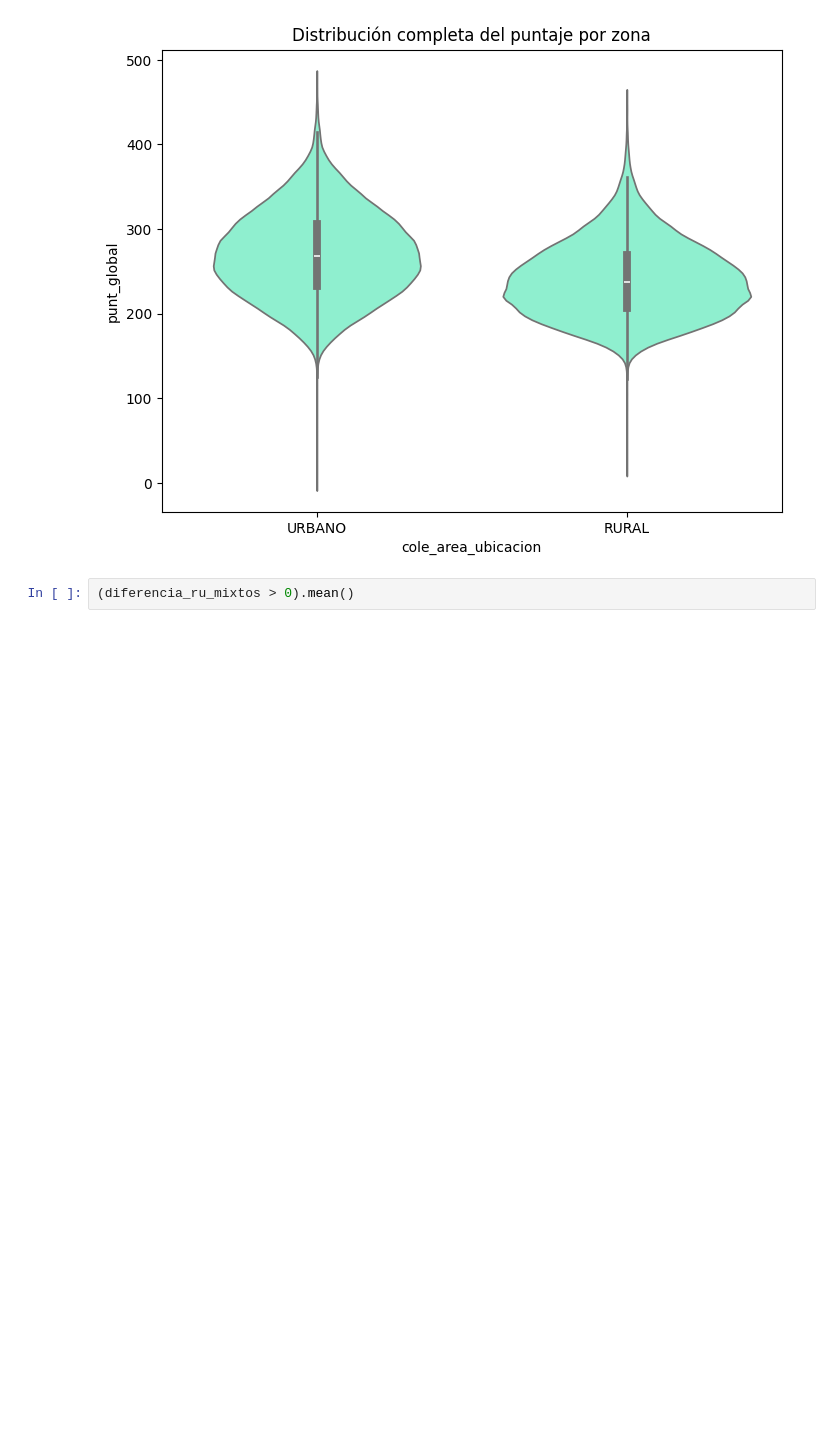
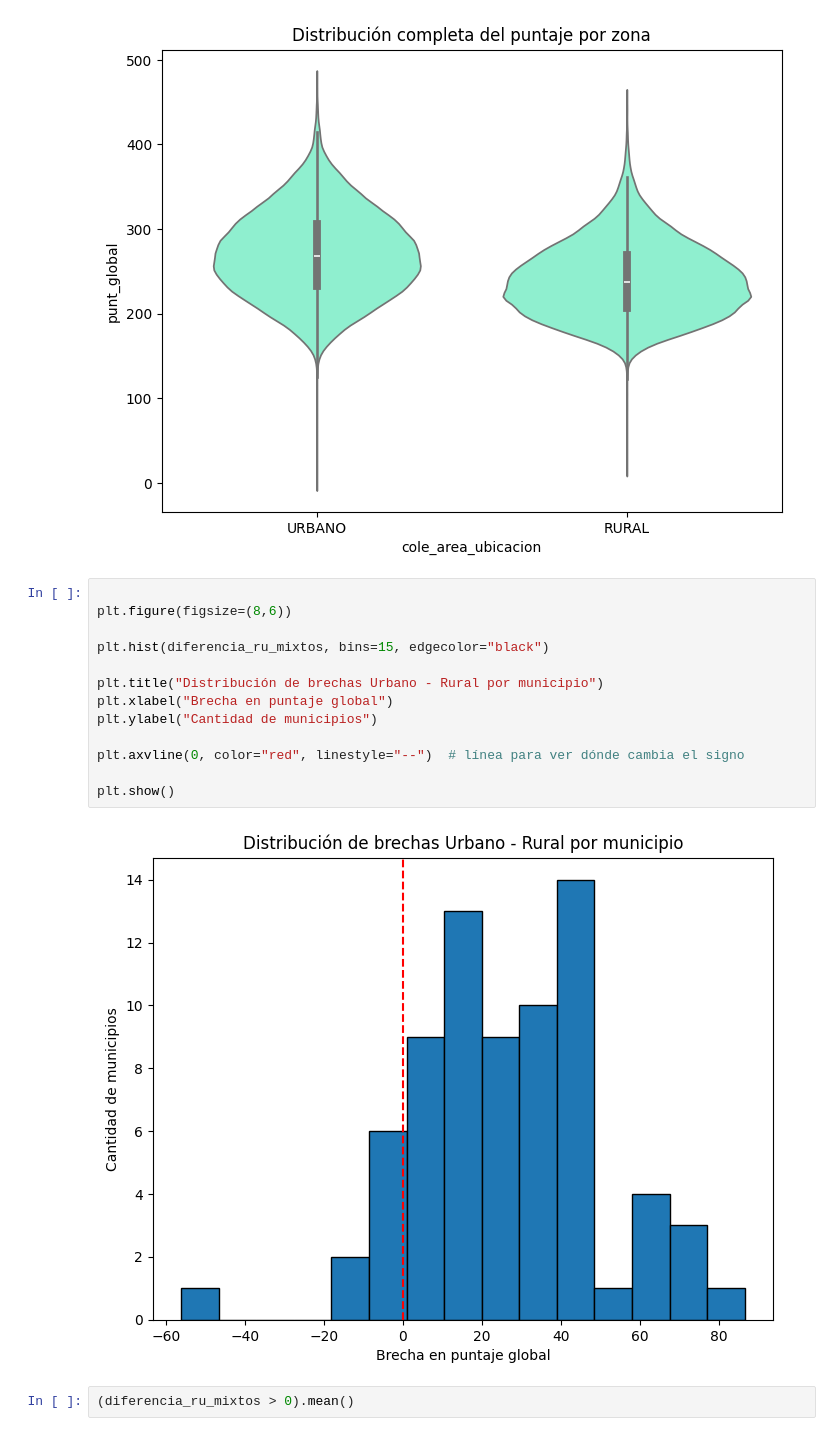
Before and after one commit to pesimo-estudiante/Proyecto_1, a Jupyter notebook: AnalisisDatosPregunta2.ipynb, the cells around one changed output. Cells and saved outputs as stored; diff of their text form; blank space fills up the shorter version.

```diff
--- a/AnalisisDatosPregunta2.ipynb
+++ b/AnalisisDatosPregunta2.ipynb
@@ -185,6 +185,21 @@ plt.title("Distribución completa del puntaje por zona")
 plt.show()
 # %% [output]
 [figure]
+# %%
+
+plt.figure(figsize=(8,6))
+
+plt.hist(diferencia_ru_mixtos, bins=15, edgecolor="black")
+
+plt.title("Distribución de brechas Urbano - Rural por municipio")
+plt.xlabel("Brecha en puntaje global")
+plt.ylabel("Cantidad de municipios")
+
+plt.axvline(0, color="red", linestyle="--")  # línea para ver dónde cambia el signo
+
+plt.show()
+# %% [output]
+[figure, added]
 # %%
 (diferencia_ru_mixtos > 0).mean()
 # %% [output]
```
Also changed, not shown: parts of 1 cell of this notebook.
